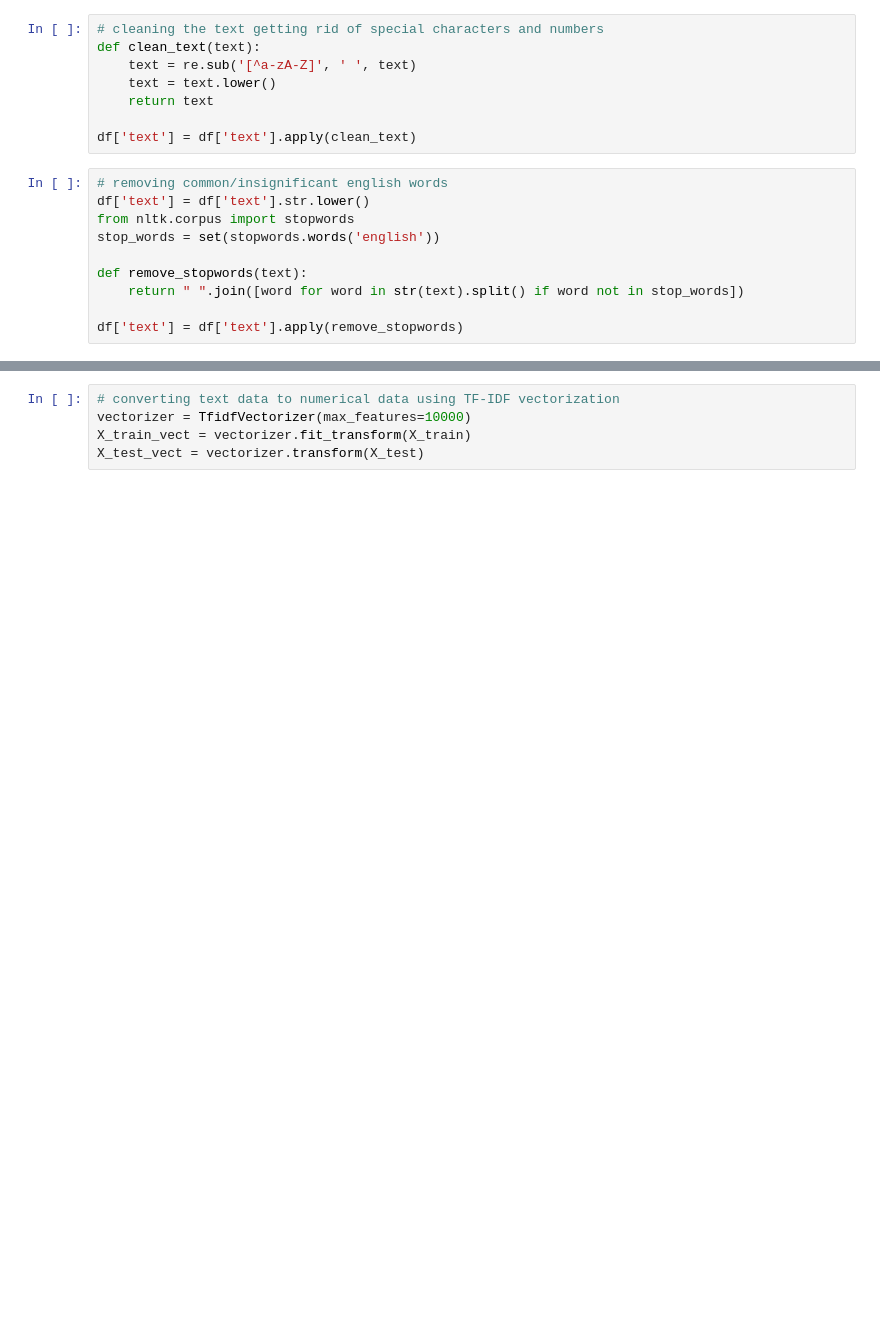
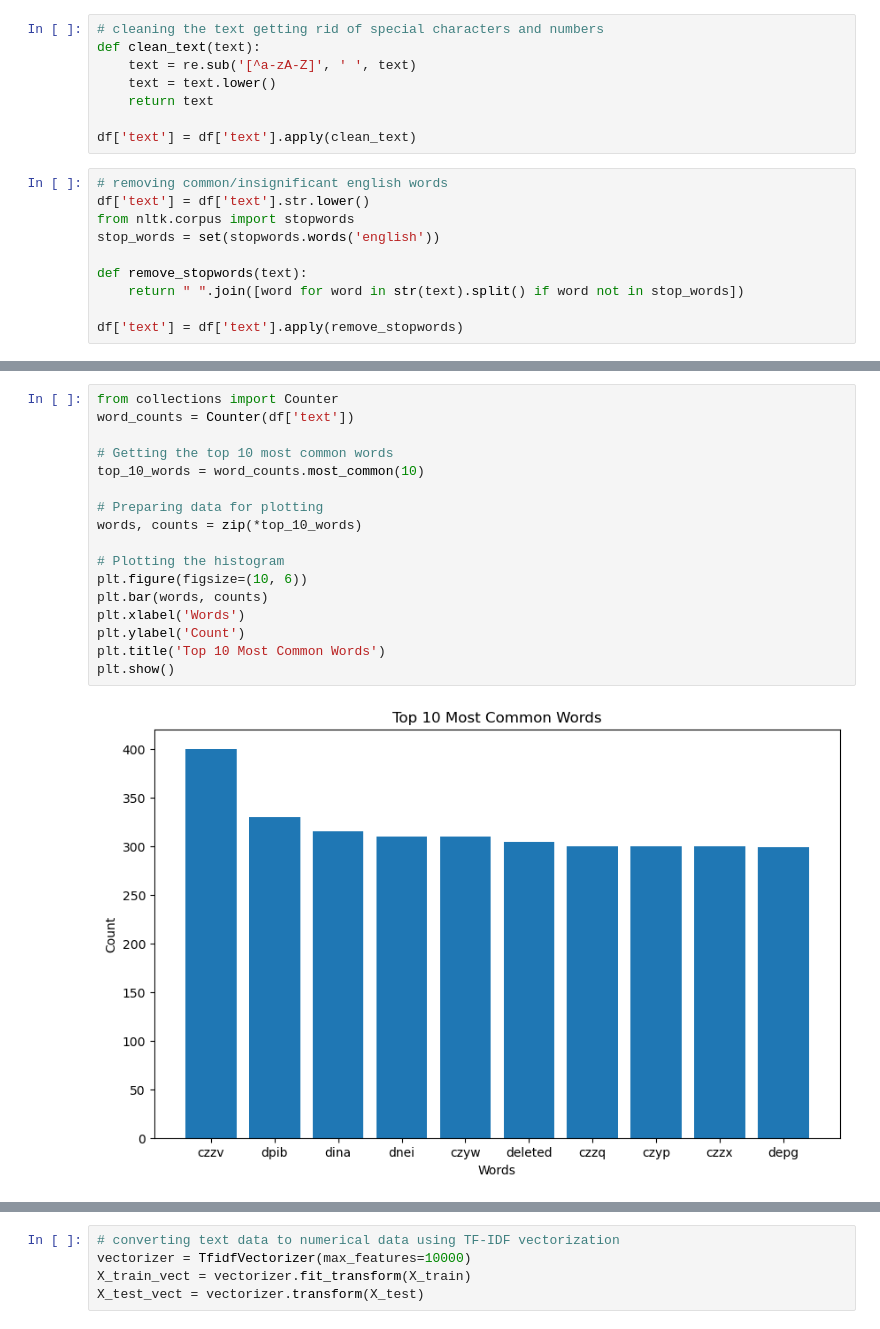
Before and after one commit to AmanBrar11/subreddit-post-classifier, a Jupyter notebook: Subreddit Predictor.ipynb, the cells around one changed output, grey strips where cells are left out. Saved outputs shown, nothing was run; the diff lists cells and outputs as text; blank space fills up the shorter version.

```diff
--- a/Subreddit Predictor.ipynb
+++ b/Subreddit Predictor.ipynb
@@ -146,0 +207,19 @@ df
+# %%
+from collections import Counter
+word_counts = Counter(df['text'])
+
+# Getting the top 10 most common words
+top_10_words = word_counts.most_common(10)
+
+# Preparing data for plotting
+words, counts = zip(*top_10_words)
+
+# Plotting the histogram
+plt.figure(figsize=(10, 6))
+plt.bar(words, counts)
+plt.xlabel('Words')
+plt.ylabel('Count')
+plt.title('Top 10 Most Common Words')
+plt.show()
+# %% [output]
+[figure, added]
```
Also changed, not shown: parts of 22 cells of this notebook.
